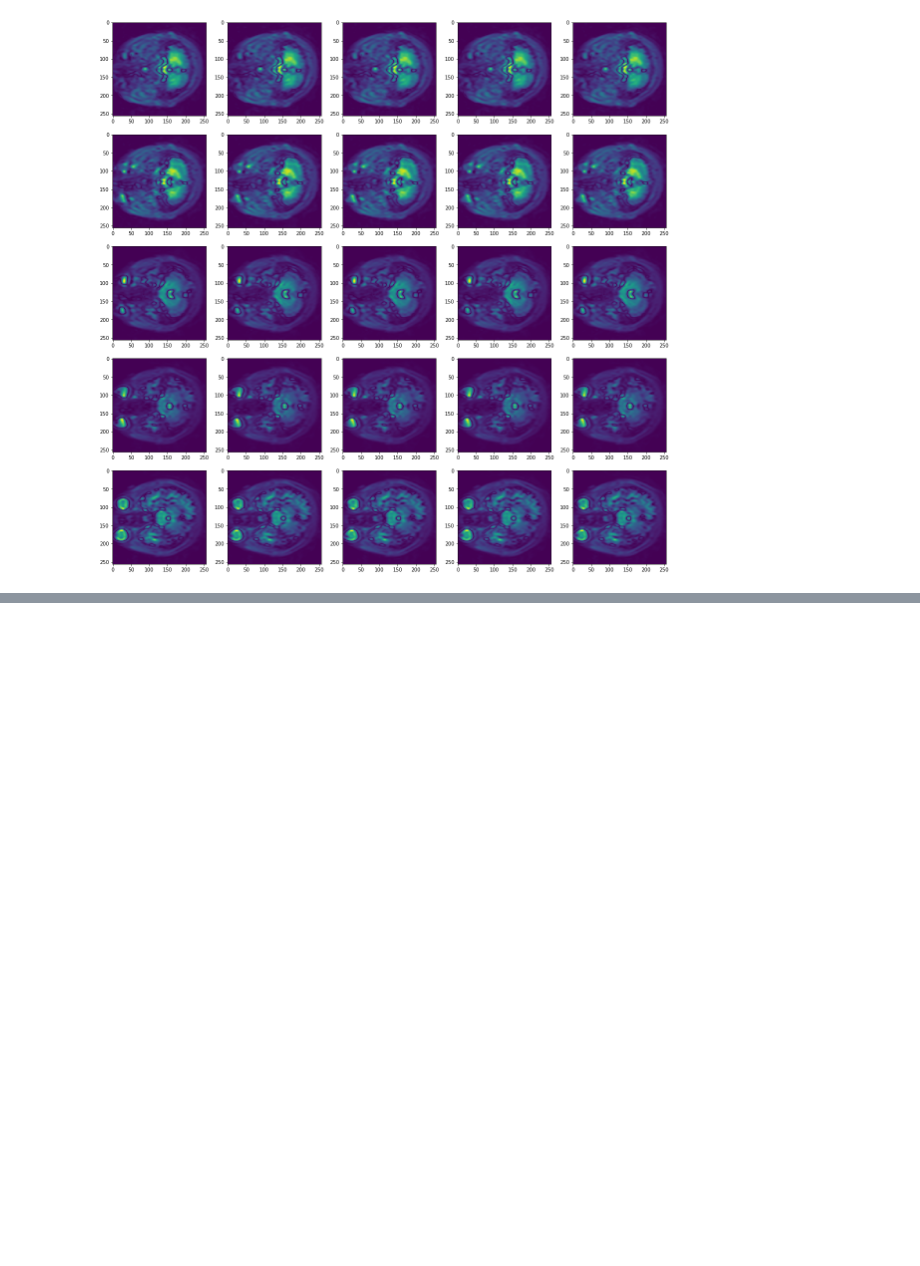
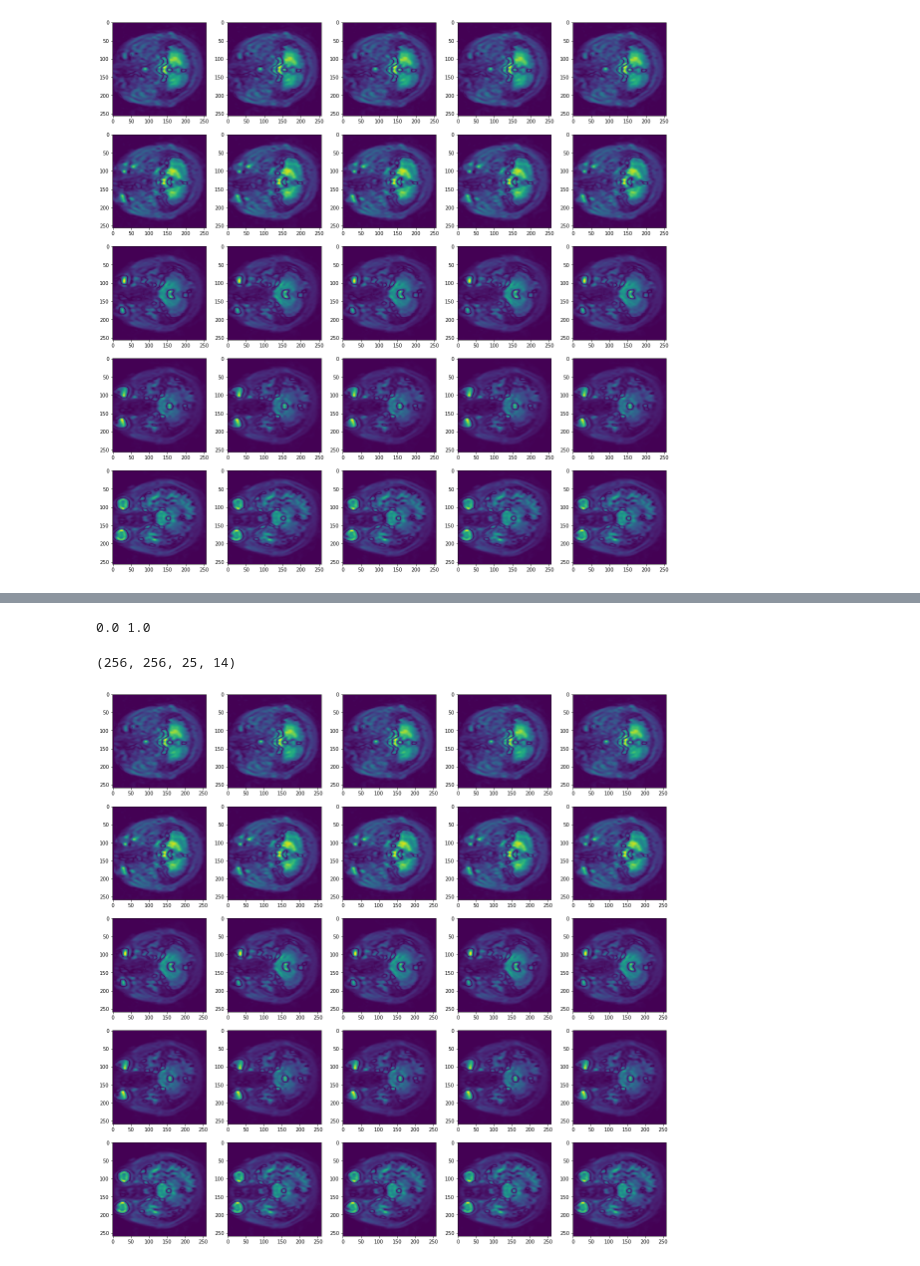
Before and after one commit to jtrieu2/mouselit, a Jupyter notebook: matt/MRI exploration.ipynb, the cells around one changed output, grey strips where cells are left out. Drawn from its saved outputs; the diff is of its cells as text; code cells hidden in the pictures; blank space fills up the shorter version.

```diff
--- a/matt/MRI exploration.ipynb
+++ b/matt/MRI exploration.ipynb
@@ -25,7 +25,7 @@ for a in range(5):
 from sklearn.cluster import KMeans
 import numpy as np
 # %%
-data = np.array(data)
-data = data.reshape(256*256*25, 14)
-print(data.shape)
-KMeans = KMeans().fit(data)
+#data = np.array(data)
+#data = data.reshape(256*256*25, 14)
+#print(data.shape)
+#KMeans = KMeans().fit(data)
@@ -48,0 +32,26 @@ array([[    0.   ,     0.   ,     0.   , ...,     0.   ,     0.   ,
+# %%
+m = np.max(data)
+mi = np.min(data)
+# %%
+# Normalize
+data = (data - mi) / (m - mi)
+# %%
+print(np.min(data), np.max(data))
+# %% [output]
+0.0 1.0
+# %%
+# Pad images - may be useful for future convolutions
+print(data.shape)
+# %% [output]
+(256, 256, 25, 14)
+# %%
+padded_data = np.zeros([259,259,25,14])
+padded_data[3:, 3:, :, :] = data
+# %%
+fig, ax = plt.subplots(5, 5, figsize = [20,20])
+x, y = 0, 0
+for a in range(5):
+    for b in range(0, 5):
+        ax[a, b].imshow(padded_data[:, :, a, b])
+# %% [output]
+[figure, added]
```
Also changed, not shown: parts of 10 cells of this notebook.
